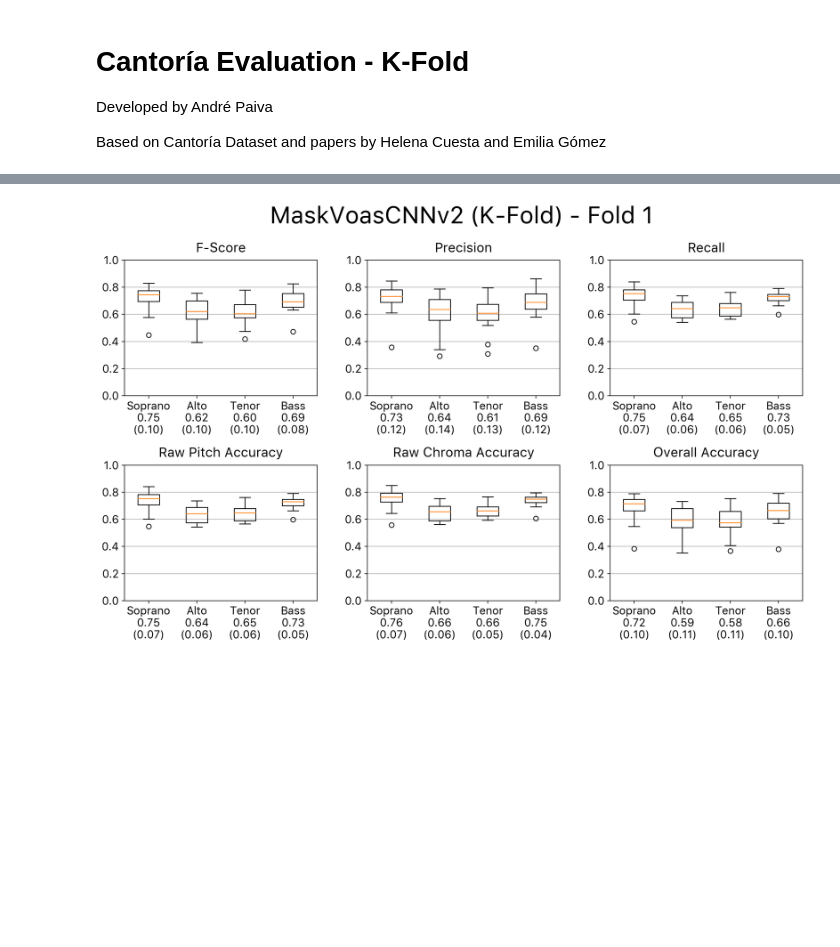
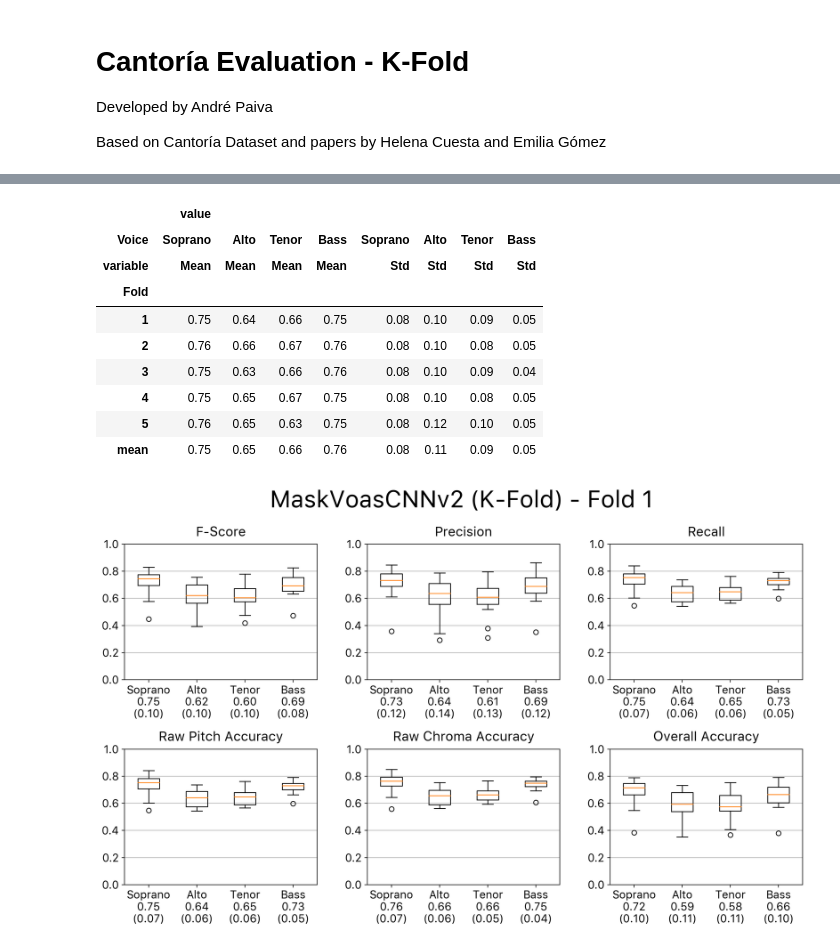
Before and after one commit to Xornotor/VocalAssignment-SSCS, a Jupyter notebook: va_kfold/KFold_Cantoria_Eval.ipynb, the cells around one changed output, grey strips where cells are left out. Drawn from its saved outputs; the diff is of its cells as text; code cells hidden in the pictures; blank space fills up the shorter version.

Commit message:
KFold Cantoría Eval: Table with agg values

```diff
--- a/va_kfold/KFold_Cantoria_Eval.ipynb
+++ b/va_kfold/KFold_Cantoria_Eval.ipynb
@@ -32,3 +68,29 @@ for i in range(1, 6):
+# %%
+data_agg_cantoria = []
+
+for i in range(0, 5):
+    data_agg_cantoria.append({"Voice": "Soprano", "Fold": i+1, "Mean": sop_df[i]["F-Measure"].agg('mean'), "Std": sop_df[i]["F-Measure"].agg('std')})
+    data_agg_cantoria.append({"Voice": "Alto", "Fold": i+1, "Mean": alto_df[i]["F-Measure"].agg('mean'), "Std": alto_df[i]["F-Measure"].agg('std')})
+    data_agg_cantoria.append({"Voice": "Tenor", "Fold": i+1, "Mean": ten_df[i]["F-Measure"].agg('mean'), "Std": ten_df[i]["F-Measure"].agg('std')})
+    data_agg_cantoria.append({"Voice": "Bass", "Fold": i+1, "Mean": bass_df[i]["F-Measure"].agg('mean'), "Std": bass_df[i]["F-Measure"].agg('std')})
+
+df_agg_cantoria = pd.DataFrame(data_agg_cantoria)
+agg_proc = df_agg_cantoria.melt(id_vars=["Fold", "Voice"])
+agg_proc = agg_proc.pivot(index=["Fold"], columns=["Voice", "variable"])
+agg_proc.loc['mean'] = agg_proc.mean()
+agg_proc = agg_proc.round(2)
+agg_proc
+# %% [output]
+|  | value |  |  |  |  |  |  |  |
+| Voice | Soprano | Alto | Tenor | Bass | Soprano | Alto | Tenor | Bass |
+| variable | Mean | Mean | Mean | Mean | Std | Std | Std | Std |
+| Fold |  |  |  |  |  |  |  |  |
+| 1 | 0.75 | 0.64 | 0.66 | 0.75 | 0.08 | 0.10 | 0.09 | 0.05 |
+| 2 | 0.76 | 0.66 | 0.67 | 0.76 | 0.08 | 0.10 | 0.08 | 0.05 |
+| 3 | 0.75 | 0.63 | 0.66 | 0.76 | 0.08 | 0.10 | 0.09 | 0.04 |
+| 4 | 0.75 | 0.65 | 0.67 | 0.75 | 0.08 | 0.10 | 0.08 | 0.05 |
+| 5 | 0.76 | 0.65 | 0.63 | 0.75 | 0.08 | 0.12 | 0.10 | 0.05 |
+| mean | 0.75 | 0.65 | 0.66 | 0.76 | 0.08 | 0.11 | 0.09 | 0.05 |
 # %%
 va_plots.evaluation_boxplots(sop_df[0], alto_df[0], ten_df[0], bass_df[0], title[0])
 # %% [output]
```
Also changed, not shown: parts of 2 cells of this notebook.
